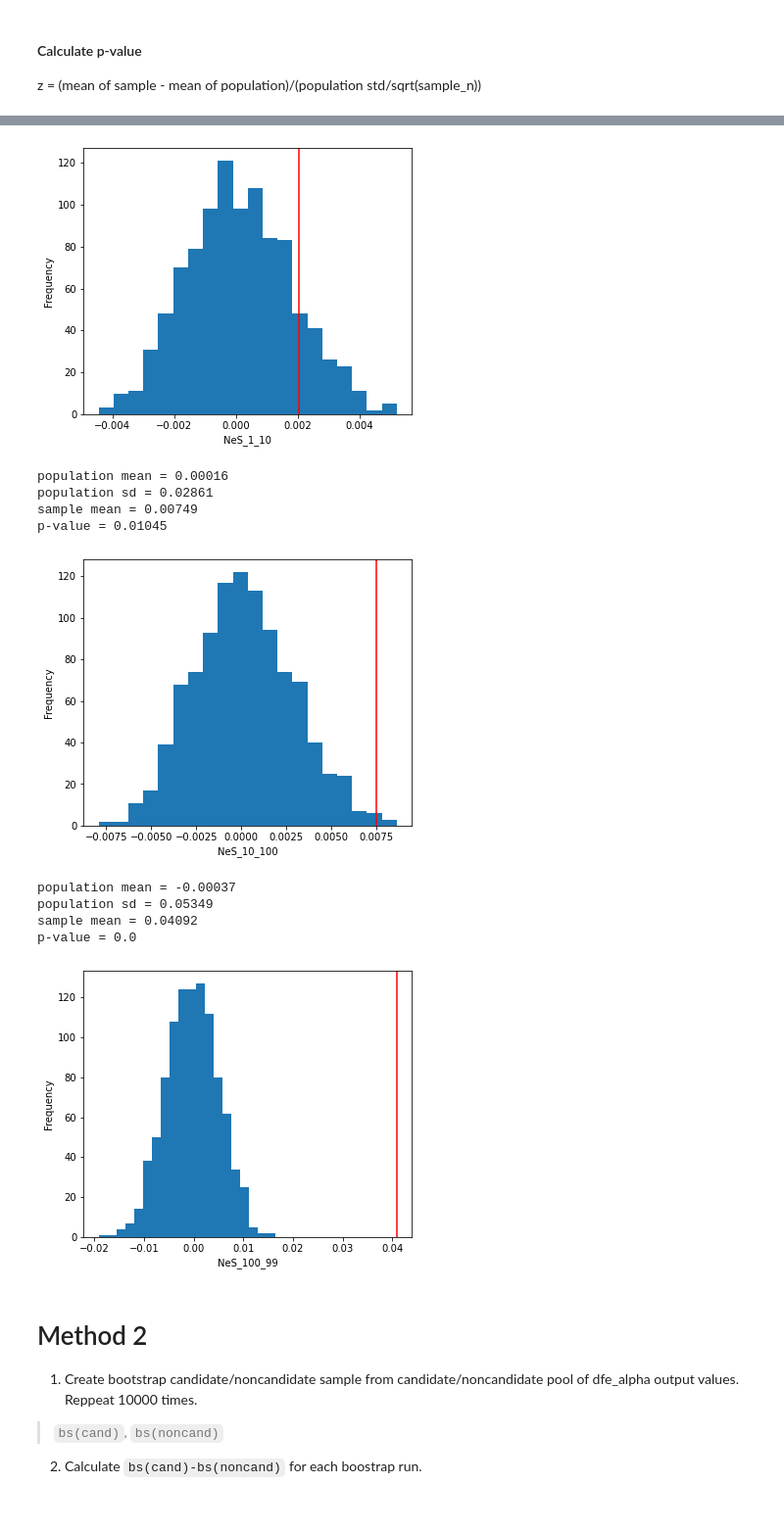
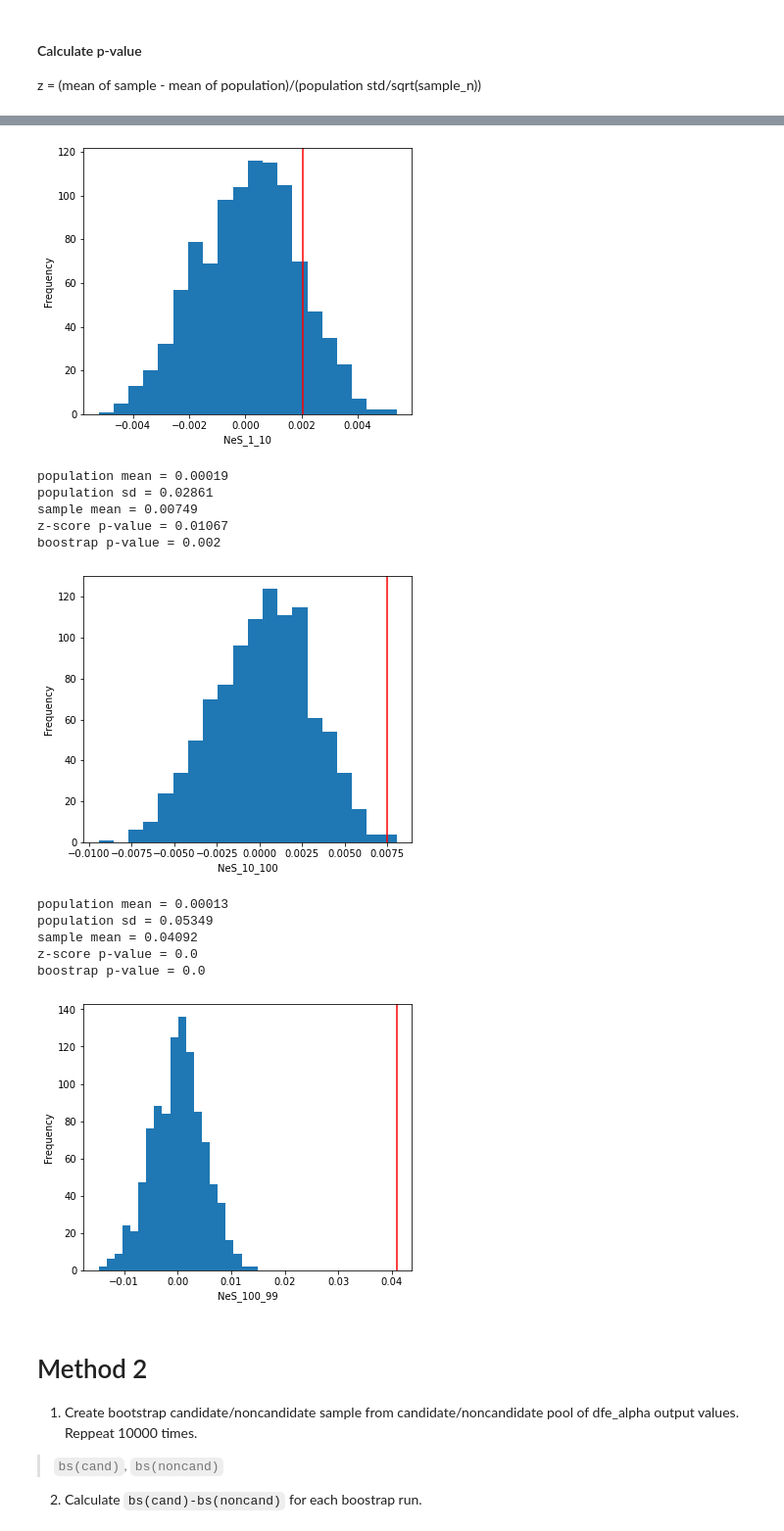
Before and after one commit to alicewchen/lipid_selection, a Jupyter notebook: analysis/06_dfe_alpha_output_analysis/Robs_bbstrap.ipynb, the cells around one changed output, grey strips where cells are left out. Shown: that part at 98% size. Saved outputs shown, nothing was run; the diff lists cells and outputs as text; code cells hidden in the pictures.

Commit message:
abandon binomial test, because heavly influenced by number of bootstrap runs

```diff
--- a/analysis/06_dfe_alpha_output_analysis/Robs_bbstrap.ipynb
+++ b/analysis/06_dfe_alpha_output_analysis/Robs_bbstrap.ipynb
@@ -112,13 +94,19 @@ p_value['alpha']
+# %%
+sample_mean = df_summary.loc['mean',]
+population_mean = population_summary.loc['mean',]
+population_std = population_summary.loc['std',]
+sample_n = 100
+z = (sample_mean - population_mean)/(population_std)*math.sqrt(sample_n)
+p_value = z.apply(lambda x: scipy.stats.norm.sf(abs(x))*2).drop(['index'])#twosided
 # %%
 #how often is bs_diff greater than candidate(value)-noncandidate(value)?
 sample_stats = pd.DataFrame(columns = ["alpha", "omega", "NeS_0_1", "NeS_1_10", "NeS_10_100", "NeS_100_99"],
-                            index = ['pop>sample', 'pop<sample', 'binomial_p_value', 'p_value'])
+                            index = ['pop>sample', 'pop<sample','p_value'])
 for col in sample_stats.columns:
     greater = sum([1 for i in population.loc['mean',col] if i > df_summary.loc['mean',col]])
     sample_stats.loc['pop>sample',col] = greater
     less = sum([1 for i in population.loc['mean',col] if i < df_summary.loc['mean',col]])
     sample_stats.loc['pop<sample',col] = less
-    sample_stats.loc['binomial_p_value',col]= scipy.stats.binom_test(x = [greater, less], p = 0.5, alternative = 'greater')
     sample_stats.loc['p_value',col]= greater/sum([greater, less])
 # %%
 sample_stats
@@ -136,7 +123,8 @@ for col in sample.columns:
     text_string = "population mean = {}\n".format(round(population_summary.loc['mean',col], 5))+ \
                     "population sd = {}\n".format(round(population_summary.loc['std',col], 5))+ \
                     "sample mean = {}\n".format(round(df_summary.loc['mean',col],5)) + \
-                    'p-value = {}'.format(round(p_value[col],5))
+                    'z-score p-value = {}\n'.format(round(p_value[col],5)) + \
+                    'boostrap p-value = {}\n'.format(round(sample_stats.loc['p_value',col],5))
     #confidence_int = "95% confidence interval: (" + str(round(sample_summary.loc['mean',col] - 2*sample_summary.loc['std',col], 5)) + ", " + \
     #                str(round(sample_summary.loc['mean',col] + 2*sample_summary.loc['std',col], 5)) +")"
     print(text_string)
@@ -175,14 +167,16 @@ p-value = 0.27052
-[figure, old version]
+[figure, new version]
-population mean = 0.00016
+population mean = 0.00019
 population sd = 0.02861
 sample mean = 0.00749
-p-value = 0.01045
+z-score p-value = 0.01067
+boostrap p-value = 0.002
-[figure, old version]
+[figure, new version]
-population mean = -0.00037
+population mean = 0.00013
 population sd = 0.05349
 sample mean = 0.04092
-p-value = 0.0
+z-score p-value = 0.0
+boostrap p-value = 0.0
-[figure, old version]
+[figure, new version]
 # %% [markdown]
 # Method 2
 1. Create bootstrap candidate/noncandidate sample from candidate/noncandidate pool of dfe_alpha output values. Reppeat 10000 times.
```
Also changed, not shown: parts of 6 cells of this notebook.
